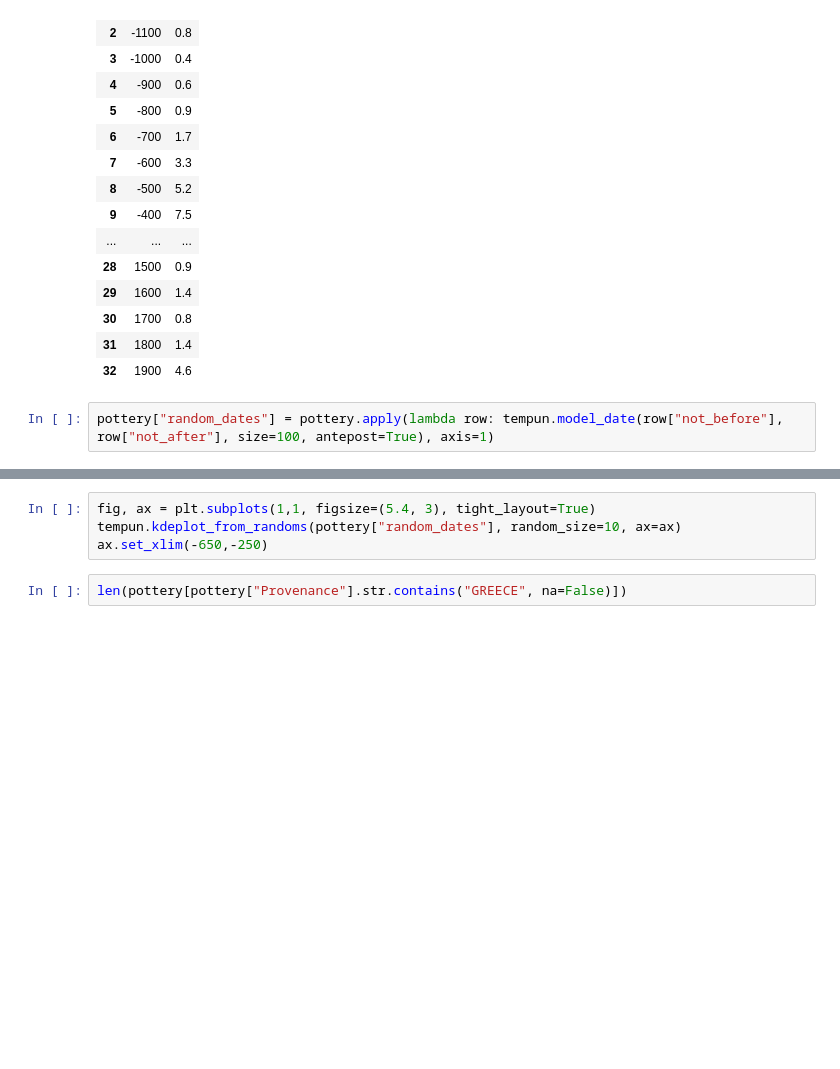
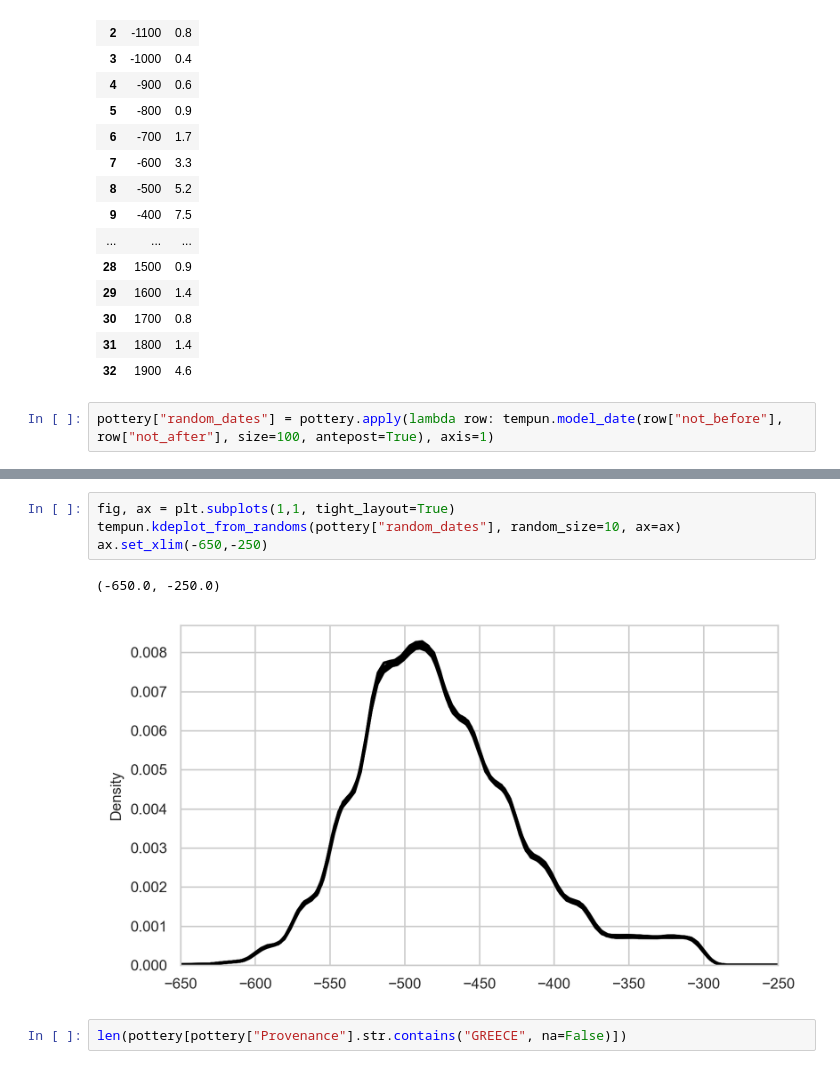
Before and after one commit to kasev/EpiMR, a Jupyter notebook: scripts/proxies.ipynb, the cells around one changed output, grey strips where cells are left out. Saved outputs shown, nothing was run; the diff lists cells and outputs as text; blank space fills up the shorter version.

```diff
--- a/scripts/proxies.ipynb
+++ b/scripts/proxies.ipynb
@@ -88,9 +87,12 @@ ax.set_xlim(-650,-250)
 (-650.0, -250.0)
 [figure]
 # %%
-fig, ax = plt.subplots(1,1, figsize=(5.4, 3), tight_layout=True)
+fig, ax = plt.subplots(1,1, tight_layout=True)
 tempun.kdeplot_from_randoms(pottery["random_dates"], random_size=10, ax=ax)
 ax.set_xlim(-650,-250)
+# %% [output]
+(-650.0, -250.0)
+[figure, added]
 # %%
 len(pottery[pottery["Provenance"].str.contains("GREECE", na=False)])
 # %% [output]
```
Also changed, not shown: parts of 7 cells of this notebook, 14 other files.
